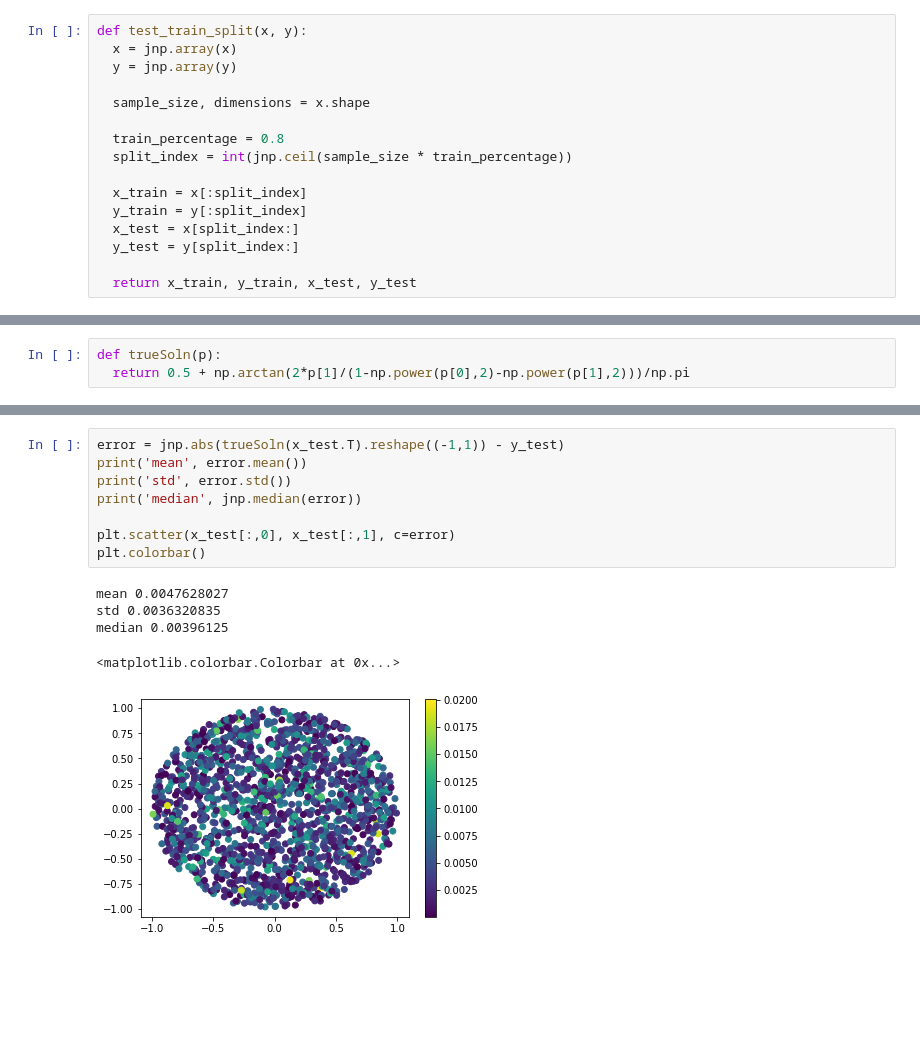
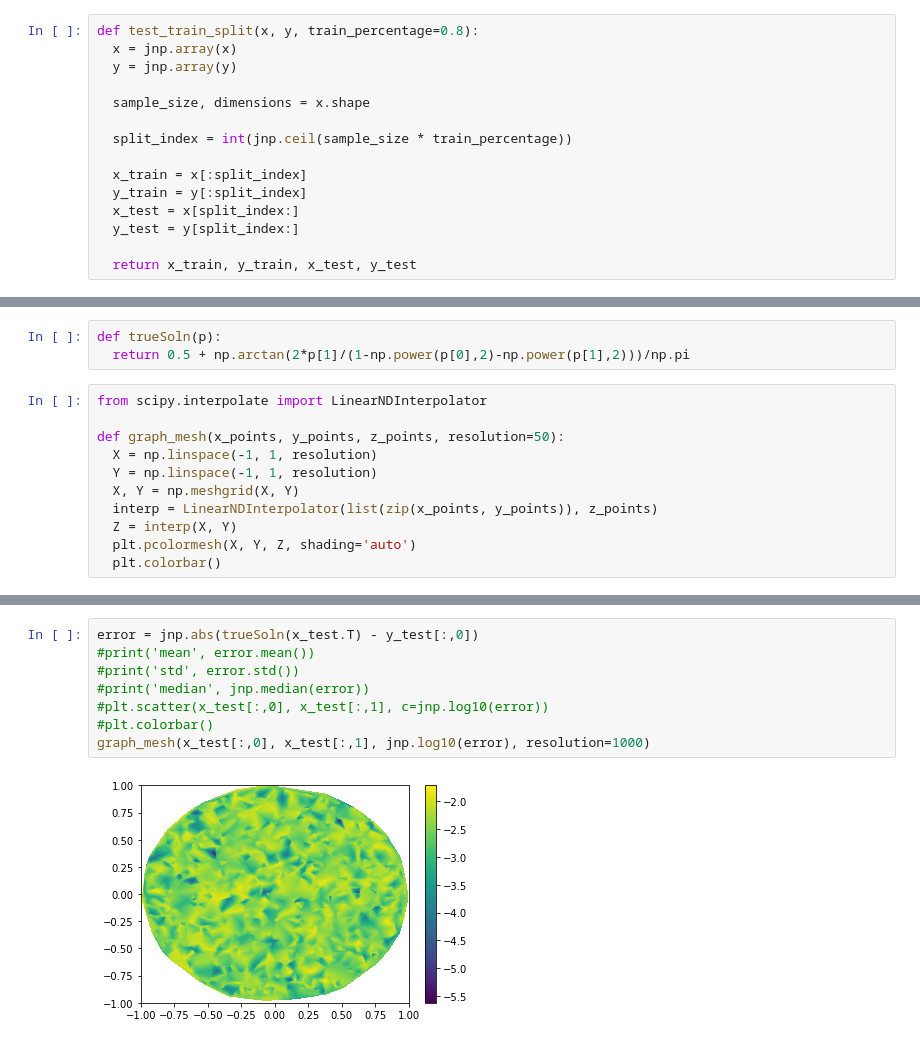
Before and after one commit to AmandinChyba/Project1-Fields-2022, a Jupyter notebook: Deep_Learning/wobNN.ipynb, the cells around one changed output, grey strips where cells are left out. Drawn from its saved outputs; the diff is of its cells as text; blank space fills up the shorter version.

Commit message:
error graphs now use interpolation. Also added a list of hyper-parameters to study

```diff
--- a/Deep_Learning/wobNN.ipynb
+++ b/Deep_Learning/wobNN.ipynb
@@ -27,13 +27,12 @@ def getData():
   data = np.load('drive/MyDrive/wob_piecwise_data.npz')
   return data['x'], data['y']
 # %%
-def test_train_split(x, y):
+def test_train_split(x, y, train_percentage=0.8):
   x = jnp.array(x)
   y = jnp.array(y)
 
   sample_size, dimensions = x.shape
 
-  train_percentage = 0.8
   split_index = int(jnp.ceil(sample_size * train_percentage))
 
   x_train = x[:split_index]
@@ -160,4 +177,15 @@ plt.legend()
 # %%
 def trueSoln(p):
   return 0.5 + np.arctan(2*p[1]/(1-np.power(p[0],2)-np.power(p[1],2)))/np.pi
+# %%
+from scipy.interpolate import LinearNDInterpolator
+
+def graph_mesh(x_points, y_points, z_points, resolution=50):
+  X = np.linspace(-1, 1, resolution)
+  Y = np.linspace(-1, 1, resolution)
+  X, Y = np.meshgrid(X, Y)
+  interp = LinearNDInterpolator(list(zip(x_points, y_points)), z_points)
+  Z = interp(X, Y)
+  plt.pcolormesh(X, Y, Z, shading='auto')
+  plt.colorbar()
 # %%
@@ -193,14 +210,10 @@ median 0.0060768127
 # %%
-error = jnp.abs(trueSoln(x_test.T).reshape((-1,1)) - y_test)
-print('mean', error.mean())
-print('std', error.std())
-print('median', jnp.median(error))
-
-plt.scatter(x_test[:,0], x_test[:,1], c=error)
-plt.colorbar()
+error = jnp.abs(trueSoln(x_test.T) - y_test[:,0])
+#print('mean', error.mean())
+#print('std', error.std())
+#print('median', jnp.median(error))
+#plt.scatter(x_test[:,0], x_test[:,1], c=jnp.log10(error))
+#plt.colorbar()
+graph_mesh(x_test[:,0], x_test[:,1], jnp.log10(error), resolution=1000)
 # %% [output]
-mean 0.0047628027
-std 0.0036320835
-median 0.00396125
-<matplotlib.colorbar.Colorbar at 0x...>
-[figure, old version]
+[figure, new version]
```
Also changed, not shown: parts of 6 cells of this notebook.
